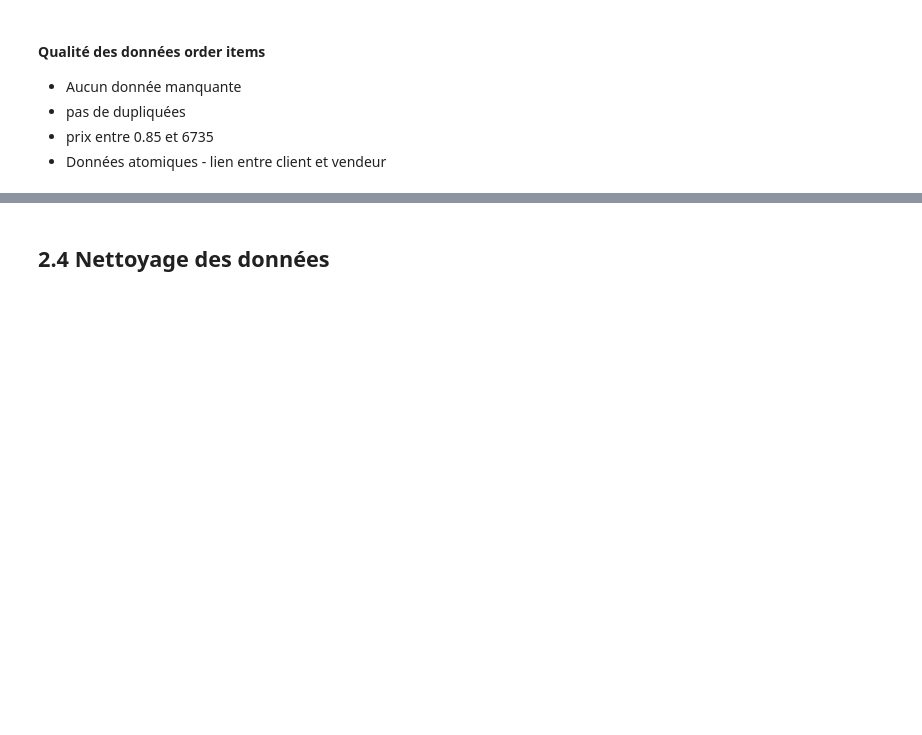
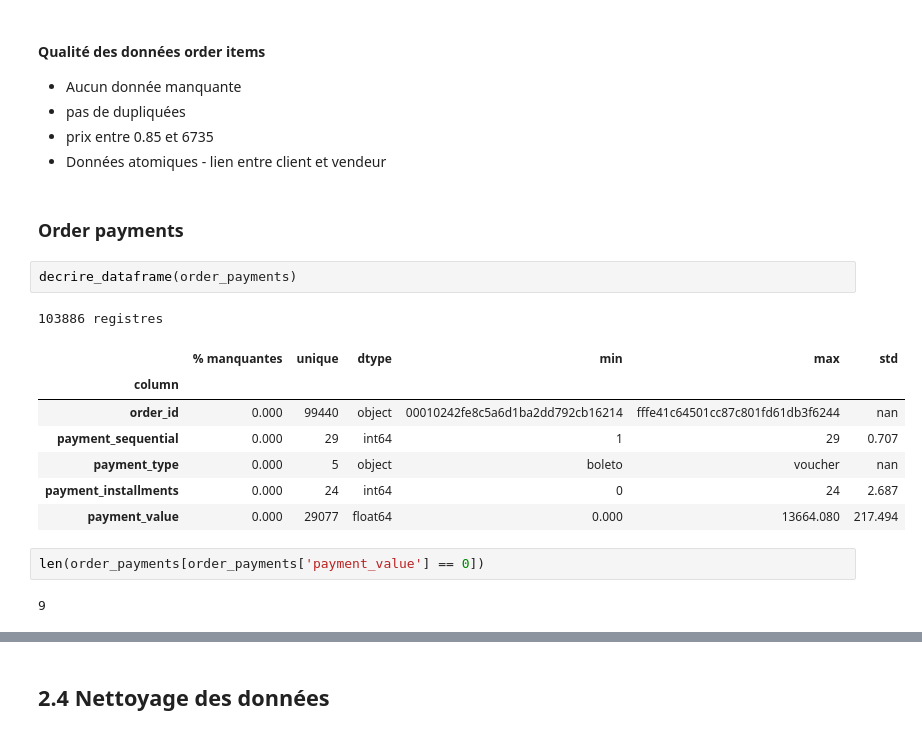
Before and after one commit to mrcreasey/oc-ds-p5-unsupervised-clustering, a Jupyter notebook: P5_01_analyse.ipynb, the cells around one changed output, grey strips where cells are left out. Drawn from its saved outputs; the diff is of its cells as text; blank space fills up the shorter version.

Commit message:
description order_payments

```diff
--- a/P5_01_analyse.ipynb
+++ b/P5_01_analyse.ipynb
@@ -435,3 +436,20 @@ order_items.duplicated(subset=['order_id','order_item_id']).sum()
 - pas de dupliquées
 - prix entre 0.85 et 6735
 - Données atomiques - lien entre client et vendeur
+# %% [markdown]
+### Order payments
+# %%
+decrire_dataframe(order_payments)
+# %% [output]
+103886 registres
+|  | % manquantes | unique | dtype | min | max | std |
+| column |  |  |  |  |  |  |
+| order_id | 0.000 | 99440 | object | 00010242fe8c5a6d1ba2dd792cb16214 | fffe41c64501cc87c801fd61db3f6244 | nan |
+| payment_sequential | 0.000 | 29 | int64 | 1 | 29 | 0.707 |
+| payment_type | 0.000 | 5 | object | boleto | voucher | nan |
+| payment_installments | 0.000 | 24 | int64 | 0 | 24 | 2.687 |
+| payment_value | 0.000 | 29077 | float64 | 0.000 | 13664.080 | 217.494 |
+# %%
+len(order_payments[order_payments['payment_value'] == 0])
+# %% [output]
+9
```
Also changed, not shown: parts of 8 cells of this notebook.
